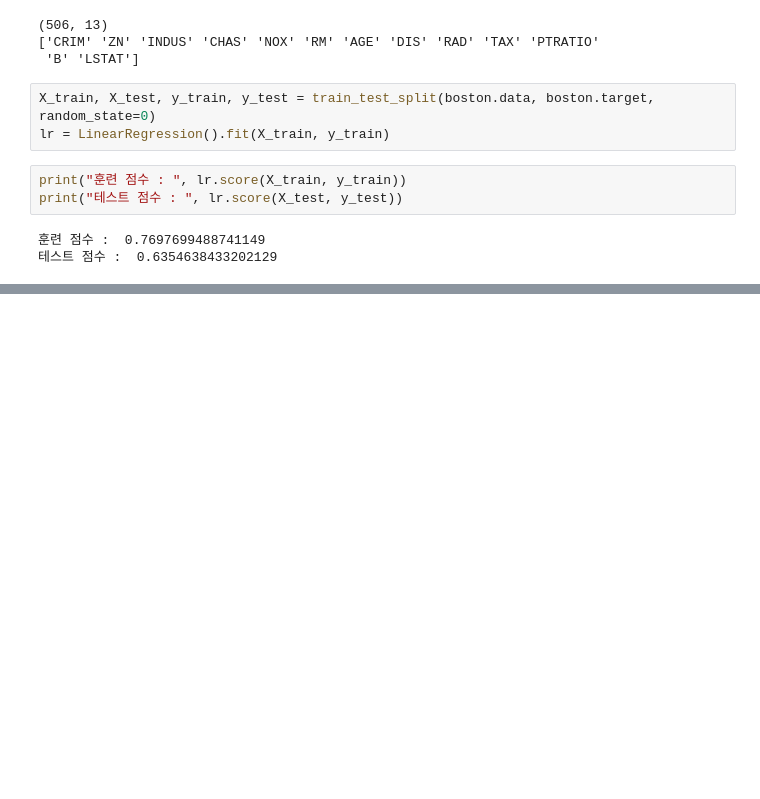
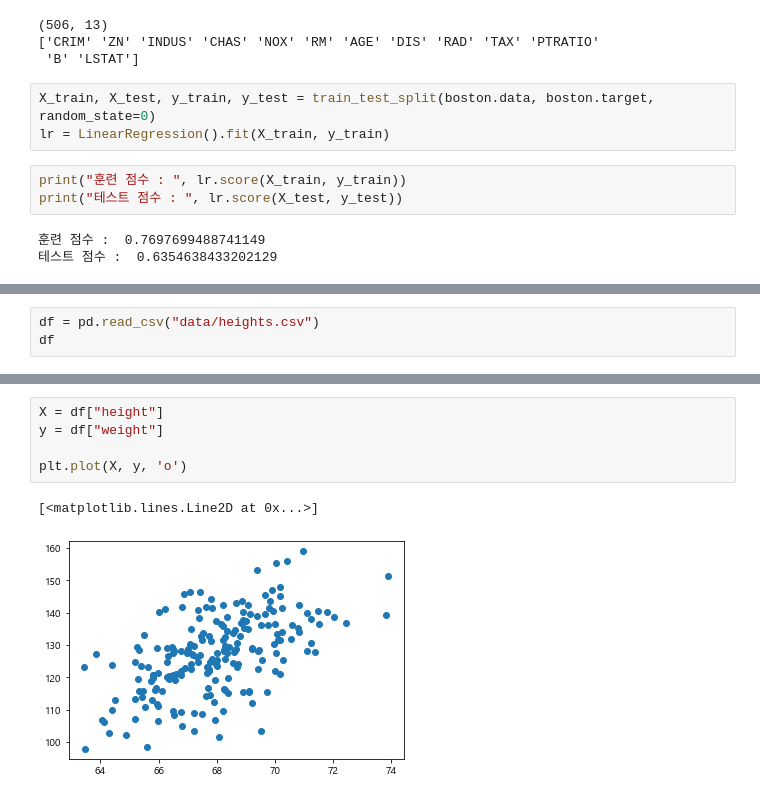
Before and after one commit to NikeLee/pythonwork, a Jupyter notebook: ai/2_선형 회귀모델과 로지스틱 회귀모델.ipynb, the cells around one changed output, grey strips where cells are left out. Saved outputs shown, nothing was run; the diff lists cells and outputs as text; blank space fills up the shorter version.

```diff
--- a/ai/2_선형 회귀모델과 로지스틱 회귀모델.ipynb
+++ b/ai/2_선형 회귀모델과 로지스틱 회귀모델.ipynb
@@ -134,0 +266,3 @@ print("테스트 점수 : ", lr.score(X_test, y_test))
+# %%
+df = pd.read_csv("data/heights.csv")
+df
@@ -134,0 +283,8 @@ print("테스트 점수 : ", lr.score(X_test, y_test))
+# %%
+X = df["height"]
+y = df["weight"]
+
+plt.plot(X, y, 'o')
+# %% [output]
+[<matplotlib.lines.Line2D at 0x...>]
+[figure, added]
```
Also changed, not shown: parts of 38 cells of this notebook.
